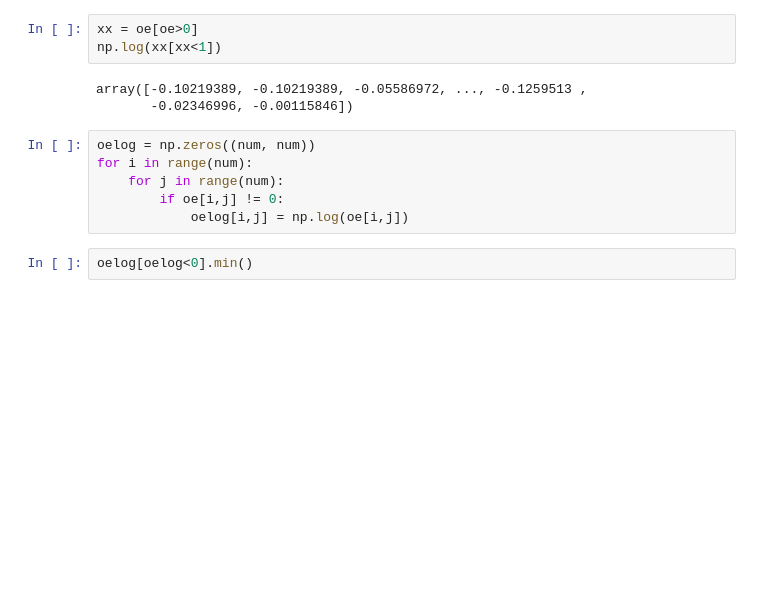
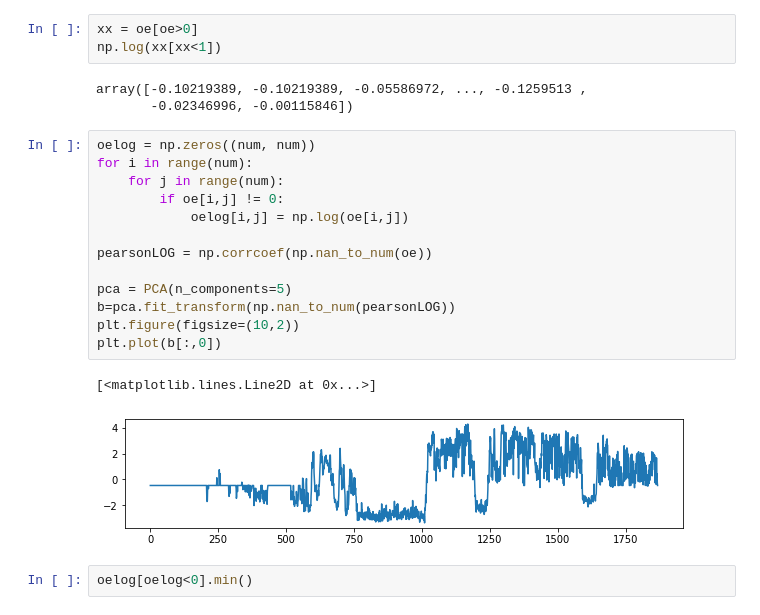
Before and after one commit to wangjk321/HiC1Dmetrics, a Jupyter notebook: ForTest.ipynb, the cells around one changed output. Drawn from its saved outputs; the diff is of its cells as text; blank space fills up the shorter version.

```diff
--- a/ForTest.ipynb
+++ b/ForTest.ipynb
@@ -143,9 +159,19 @@ array([-0.10219389, -0.10219389, -0.05586972, ..., -0.1259513 ,
 # %%
 oelog = np.zeros((num, num))
 for i in range(num):
     for j in range(num):
         if oe[i,j] != 0:
             oelog[i,j] = np.log(oe[i,j])
+
+pearsonLOG = np.corrcoef(np.nan_to_num(oe))
+
+pca = PCA(n_components=5)
+b=pca.fit_transform(np.nan_to_num(pearsonLOG))
+plt.figure(figsize=(10,2))
+plt.plot(b[:,0])
+# %% [output]
+[<matplotlib.lines.Line2D at 0x...>]
+[figure, added]
 # %%
 oelog[oelog<0].min()
 # %% [output]
```
Also changed, not shown: parts of 18 cells of this notebook, 2 other files.
